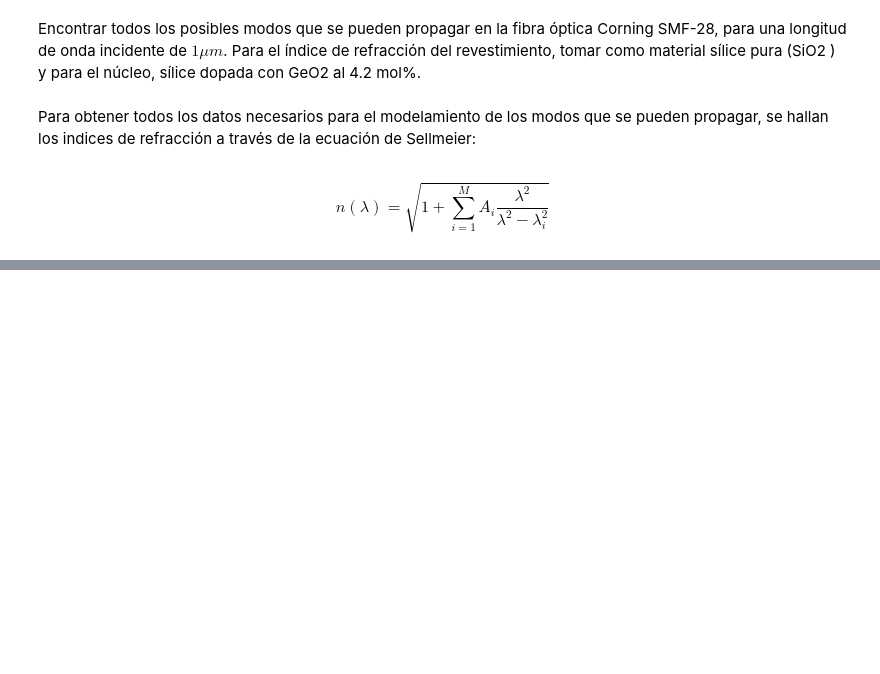
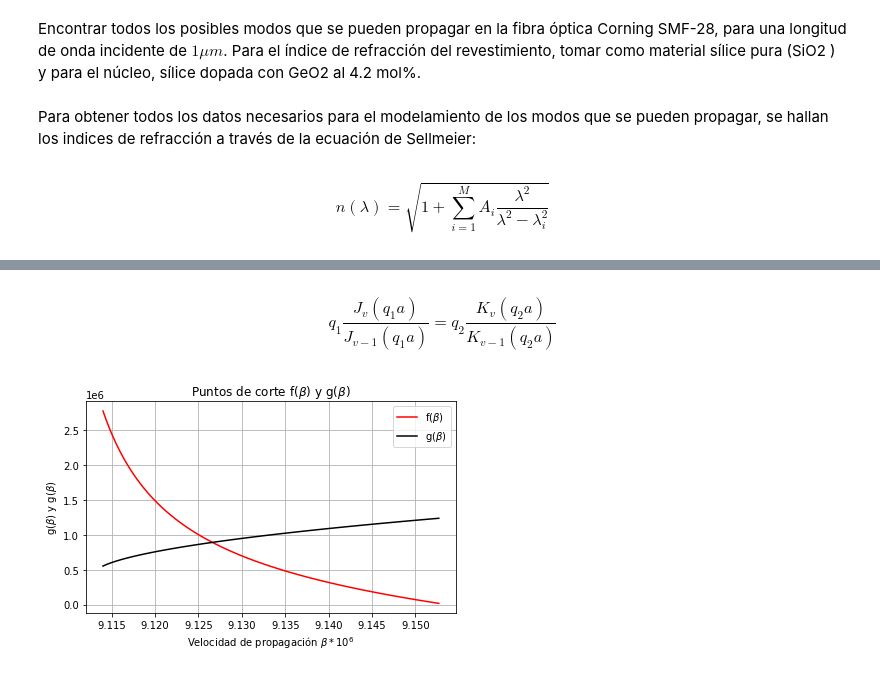
Before and after one commit to alegomezram/Trabajo2Fotonica, a Jupyter notebook: Modo_fibra_optica.ipynb, the cells around one changed output, grey strips where cells are left out. Drawn from its saved outputs; the diff is of its cells as text; code cells hidden in the pictures; blank space fills up the shorter version.

```diff
--- a/Modo_fibra_optica.ipynb
+++ b/Modo_fibra_optica.ipynb
@@ -69,0 +106,12 @@ plt.show()
+# %% [markdown]
+$$q_{1} \frac{J_{v}(q_{1}a)}{J_{v-1}(q_{1}a)} = q_{2} \frac{K_{v}(q_{2}a)}{K_{v-1}(q_{2}a)}$$
+# %%
+def HE_01(v, beta):
+    a = 4.1 * (10 ** -6)
+    HE_01_equation = q1(beta) * ((sp.jv(v,q1(beta)*a))   /   (sp.jv(v-1,q1(beta)*a)))
+    return HE_01_equation
+# %%
+def HE_02(v, beta):
+    a = 4.1 * (10 ** -6)
+    HE_02_equation = q2(beta) * ((sp.kn(v,q2(beta)*a))   /   (sp.kn(v-1,q2(beta)*a)))
+    return HE_02_equation
@@ -69,0 +122,19 @@ plt.show()
+# %%
+xxx = np.linspace(9.114,9.1527,100)
+yyy = HE(2,xx)
+yyy1 = HE_01(2,xx)
+yyy2 = HE_02(2,xx)
+# %%
+fig, ax = plt.subplots()
+#ax.plot(xx,yy, label='S(b)', color='black')
+ax.plot(xxx,yyy1, label=r'f($\beta$)', color='red')
+ax.plot(xxx,yyy2, label=r'g($\beta$)', color='black')
+ax.set(xlabel=r'Velocidad de propagación $\beta * 10^{6}$', ylabel=r'g($\beta$) y g($\beta$)',
+title=r'Puntos de corte f($\beta$) y g($\beta$)')
+ax.grid()
+plt.legend(loc='upper right')
+fig.tight_layout()
+plt.savefig('Puntos de corte TE y TM.png')
+plt.show()
+# %% [output]
+[figure, added]
```
Also changed, not shown: parts of 31 cells of this notebook, 1 other file.
